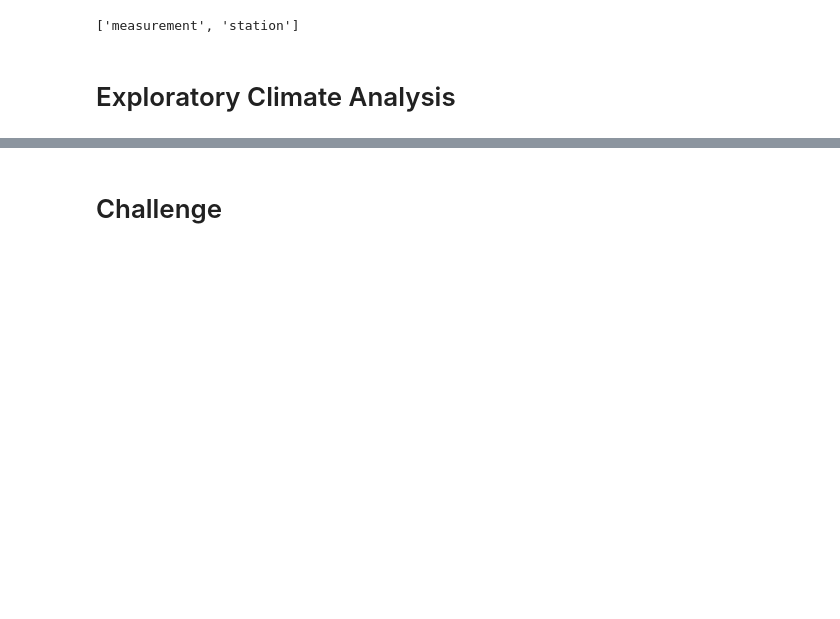
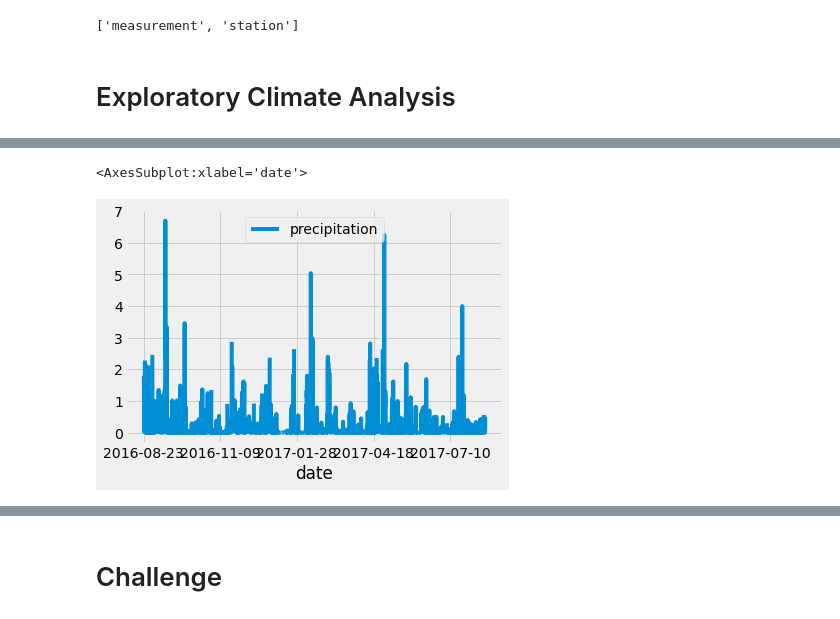
Before and after one commit to cbrito3/surfs_up, a Jupyter notebook: climate_analysis.ipynb, the cells around one changed output, grey strips where cells are left out. Drawn from its saved outputs; the diff is of its cells as text; code cells hidden in the pictures; blank space fills up the shorter version.

Commit message:
Updating Climate Analysis

```diff
--- a/climate_analysis.ipynb
+++ b/climate_analysis.ipynb
@@ -128,0 +129,7 @@ session = Session(engine)
+# %%
+#Since we only want to see the most recent data, we need to filter out all of the data that is older than a year from the last record date. We'll use the filter() function to filter out the data we don't need. Add the filter() function to the existing query.
+results = session.query(Measurement.date, Measurement.prcp).filter(Measurement.date >= prev_year)
+
+#One last thing: we'll add a function that extracts all of the results from our query and put them in a list. To do this, add .all() to the end of our existing query. All said and done, your query should look something like this:
+results = session.query(Measurement.date, Measurement.prcp).filter(Measurement.date >= prev_year).all()
+print(results)
@@ -128,0 +138,17 @@ session = Session(engine)
+# %%
+# Save the query results as a Pandas DataFrame and set the index to the date column
+#we'll save it to a Python Pandas DataFrame. We'll start by creating a DataFrame variable, df, which we can use to save our query results.
+#In order to save our results as a DataFrame, we need to provide our results variable as one parameter and specify the column
+#names as our second parameter. To do this, we'll add the following line to our code:
+df = pd.DataFrame(results, columns=['date','precipitation'])
+
+#This saves our query results in two columns, date and precipitation. Now we can manipulate the results however we would like.
+#There are many functions you can use to manipulate how DataFrames look, but we'll start with using the set_index() function.
+
+#The first column is auto-generated and contains the row number. However, we want the index column to be the date column, so we'll need to get rid of those row numbers.
+#To do this, set the index to the date column. This will make the date column the first column.
+# By setting inplace=True, we're saying that we do not want to create a new DataFrame with the modified specifications. If we set it to "False," then we would create a new DataFrame. Add the following to your code:
+df.set_index(df['date'], inplace=True)
+
+#To print a DataFrame with the index, use the following code:
+print(df)
@@ -128,0 +193,10 @@ session = Session(engine)
+# %%
+# Sort the dataframe by date
+#We're going to sort the values by date using the sort_index() function. Since we set our index to the date column previously, we can use our new index to sort our results. Add the following line to your code:
+df = df.sort_index()
+
+#Use this code to print the sorted list without the index.
+print(df.to_string(index=False))
+
+    #All of the dates are now in order,
+    #which is exactly what we were hoping to accomplish. Scroll through the results to make sure.
@@ -128,0 +221,11 @@ session = Session(engine)
+# %%
+# Use Pandas Plotting with Matplotlib to plot the data
+
+#We've covered plotting before, using Matplotlib. We'll be using Matplotlib for this project as well.
+#Plotting is essentially displaying your data in a visual way. There are many different types of plots, but we'll use a select few for this analysis.
+#Since our DataFrame is represented as the variable df, we can use the df.plot() function. Type the following code:
+
+df.plot()
+# %% [output]
+<AxesSubplot:xlabel='date'>
+[figure, added]
```
Also changed, not shown: parts of 18 cells of this notebook.
